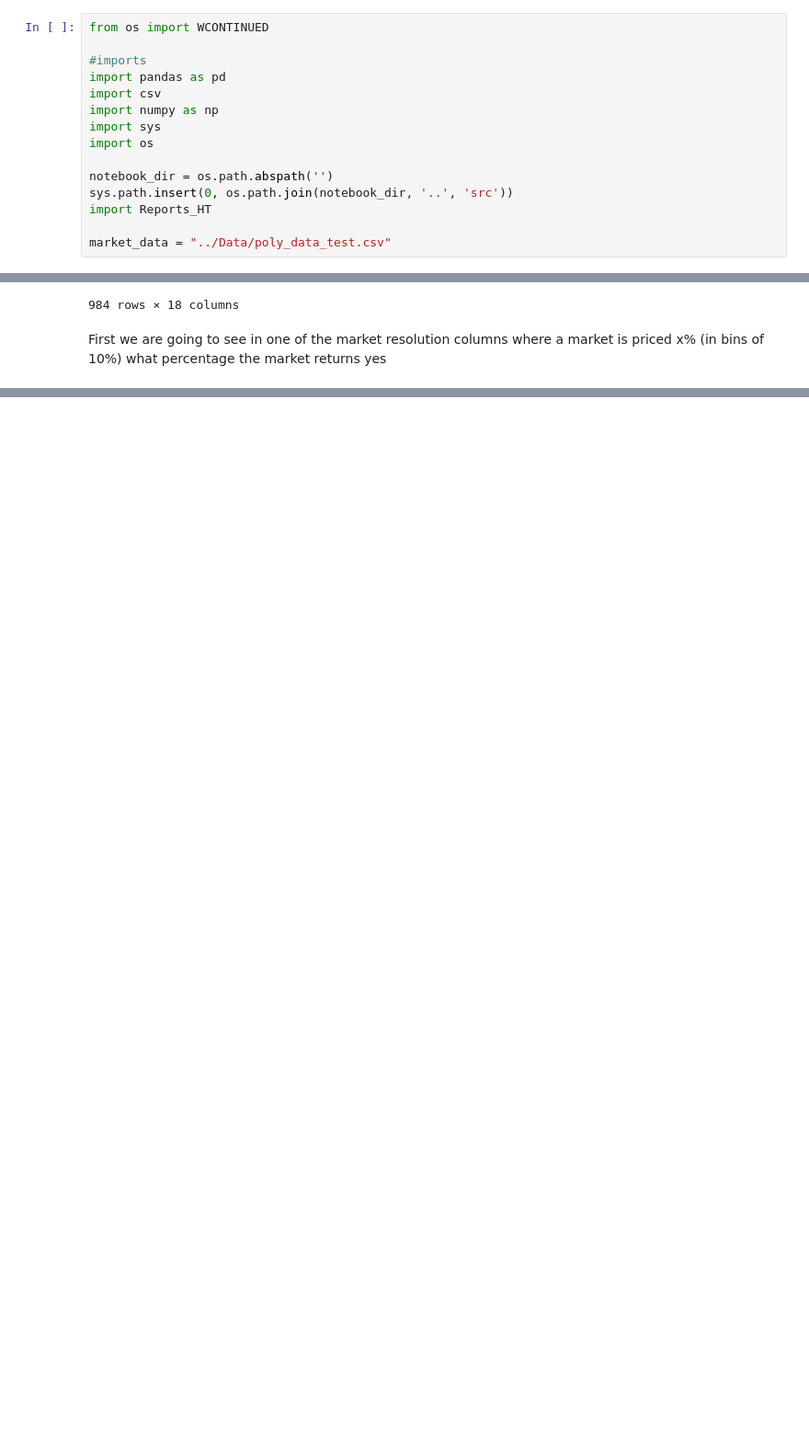
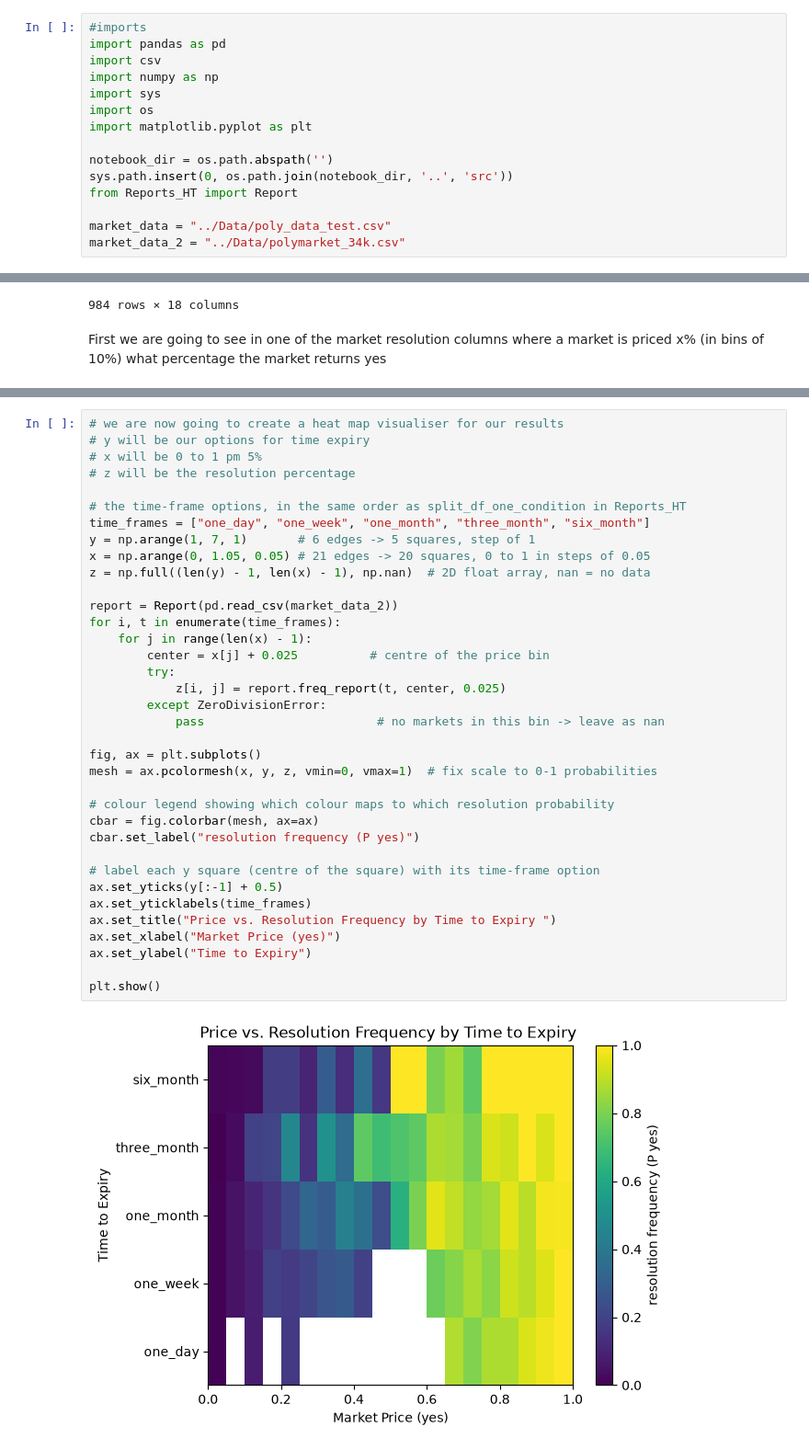
Before and after one commit to Jonathan-kswm/Calibration-and-Mispricing-of-Prediction-Markets, a Jupyter notebook: Notebooks/Market Hypothesis.ipynb, the cells around one changed output, grey strips where cells are left out. Shown at 92% size. Cells and saved outputs as stored; diff of their text form; blank space fills up the shorter version.

Commit message:
created price vs resolution freq matrix

```diff
--- a/Notebooks/Market Hypothesis.ipynb
+++ b/Notebooks/Market Hypothesis.ipynb
@@ -11,20 +11,20 @@ A few things to note on the structure of the data:
 
 The first thing that we will need to fix is the multiple lengths of the different markets.
 # %%
-from os import WCONTINUED
-
 #imports
 import pandas as pd
 import csv
 import numpy as np
 import sys
 import os
+import matplotlib.pyplot as plt
 
 notebook_dir = os.path.abspath('')
 sys.path.insert(0, os.path.join(notebook_dir, '..', 'src'))
-import Reports_HT
+from Reports_HT import Report
 
 market_data = "../Data/poly_data_test.csv"
+market_data_2 = "../Data/polymarket_34k.csv"
 # %%
 # See what data we have and how many different markets we have.
 market_data_df = pd.read_csv(market_data)
@@ -69,0 +73,38 @@ print(sys.executable)
+# %%
+# we are now going to create a heat map visualiser for our results
+# y will be our options for time expiry
+# x will be 0 to 1 pm 5%
+# z will be the resolution percentage
+
+# the time-frame options, in the same order as split_df_one_condition in Reports_HT
+time_frames = ["one_day", "one_week", "one_month", "three_month", "six_month"]
+y = np.arange(1, 7, 1)       # 6 edges -> 5 squares, step of 1
+x = np.arange(0, 1.05, 0.05) # 21 edges -> 20 squares, 0 to 1 in steps of 0.05
+z = np.full((len(y) - 1, len(x) - 1), np.nan)  # 2D float array, nan = no data
+
+report = Report(pd.read_csv(market_data_2))
+for i, t in enumerate(time_frames):
+    for j in range(len(x) - 1):
+        center = x[j] + 0.025          # centre of the price bin
+        try:
+            z[i, j] = report.freq_report(t, center, 0.025)
+        except ZeroDivisionError:
+            pass                        # no markets in this bin -> leave as nan
+
+fig, ax = plt.subplots()
+mesh = ax.pcolormesh(x, y, z, vmin=0, vmax=1)  # fix scale to 0-1 probabilities
+
+# colour legend showing which colour maps to which resolution probability
+cbar = fig.colorbar(mesh, ax=ax)
+cbar.set_label("resolution frequency (P yes)")
+
+# label each y square (centre of the square) with its time-frame option
+ax.set_yticks(y[:-1] + 0.5)
+ax.set_yticklabels(time_frames)
+ax.set_title("Price vs. Resolution Frequency by Time to Expiry ")
+ax.set_xlabel("Market Price (yes)")
+ax.set_ylabel("Time to Expiry")
+
+plt.show()
+# %% [output]
+[figure, added]
```
Also changed, not shown: parts of 7 cells of this notebook, 1 other file.
